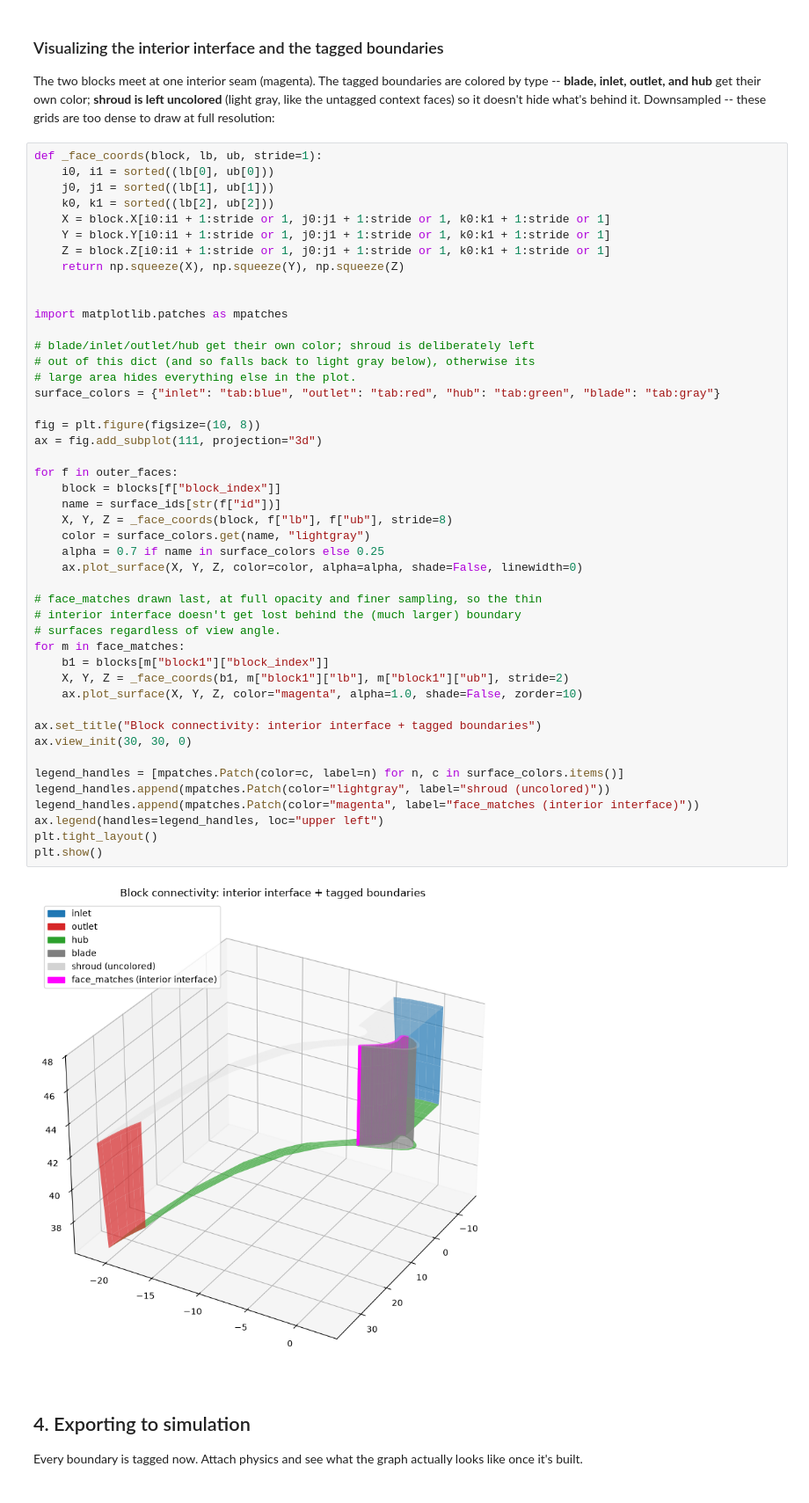
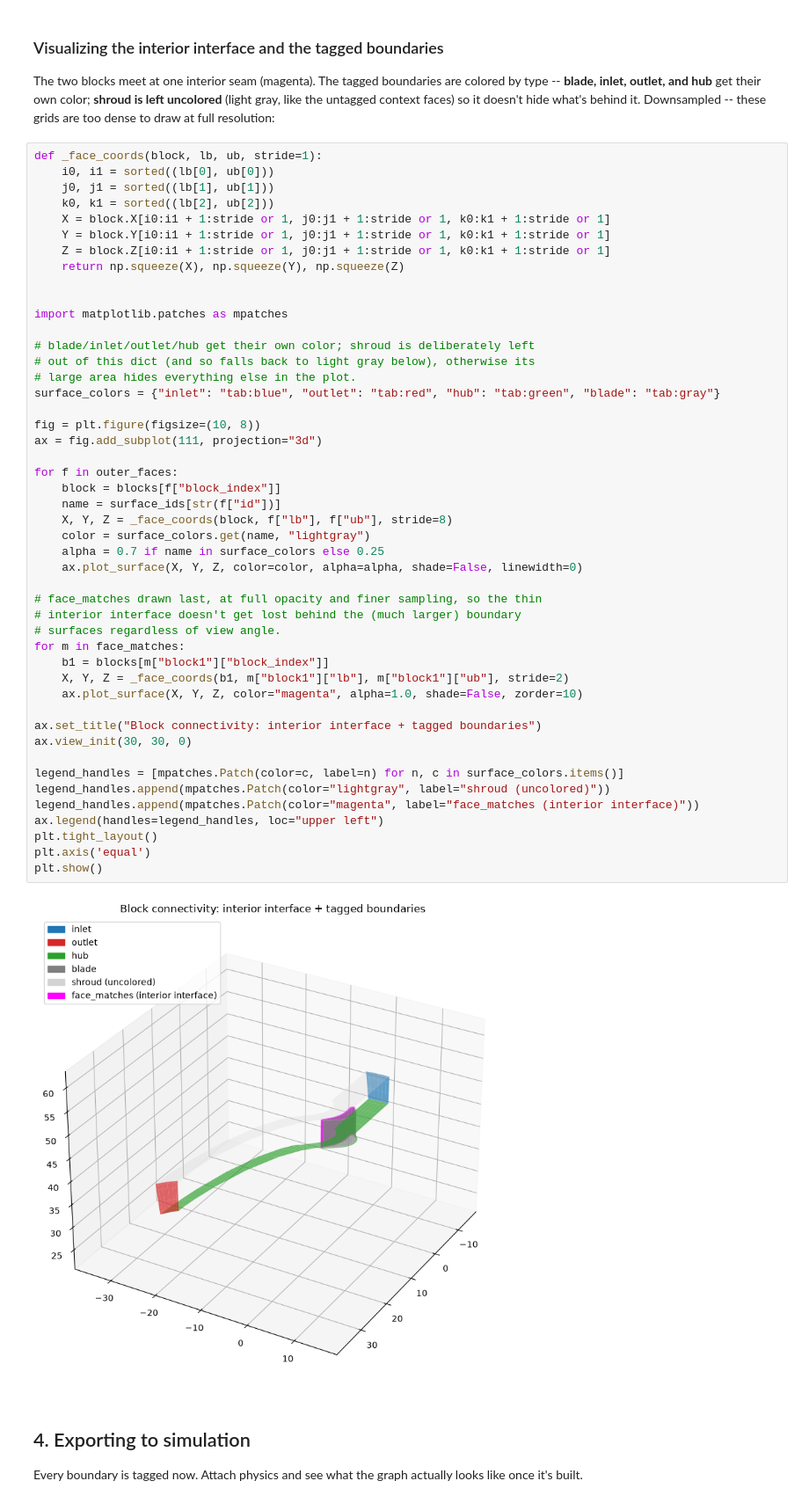
Before and after one commit to nasa/Plot3D_utilities, a Jupyter notebook: colab/Plot3D_Flatten.ipynb, the cells around one changed output. Shown at 88% size. Cells and saved outputs as stored; diff of their text form.

```diff
--- a/colab/Plot3D_Flatten.ipynb
+++ b/colab/Plot3D_Flatten.ipynb
@@ -376,34 +376,35 @@ surface_colors = {"inlet": "tab:blue", "outlet": "tab:red", "hub": "tab:green",
 
 fig = plt.figure(figsize=(10, 8))
 ax = fig.add_subplot(111, projection="3d")
 
 for f in outer_faces:
     block = blocks[f["block_index"]]
     name = surface_ids[str(f["id"])]
     X, Y, Z = _face_coords(block, f["lb"], f["ub"], stride=8)
     color = surface_colors.get(name, "lightgray")
     alpha = 0.7 if name in surface_colors else 0.25
     ax.plot_surface(X, Y, Z, color=color, alpha=alpha, shade=False, linewidth=0)
 
 # face_matches drawn last, at full opacity and finer sampling, so the thin
 # interior interface doesn't get lost behind the (much larger) boundary
 # surfaces regardless of view angle.
 for m in face_matches:
     b1 = blocks[m["block1"]["block_index"]]
     X, Y, Z = _face_coords(b1, m["block1"]["lb"], m["block1"]["ub"], stride=2)
     ax.plot_surface(X, Y, Z, color="magenta", alpha=1.0, shade=False, zorder=10)
 
 ax.set_title("Block connectivity: interior interface + tagged boundaries")
 ax.view_init(30, 30, 0)
 
 legend_handles = [mpatches.Patch(color=c, label=n) for n, c in surface_colors.items()]
 legend_handles.append(mpatches.Patch(color="lightgray", label="shroud (uncolored)"))
 legend_handles.append(mpatches.Patch(color="magenta", label="face_matches (interior interface)"))
 ax.legend(handles=legend_handles, loc="upper left")
 plt.tight_layout()
+plt.axis('equal')
 plt.show()
 # %% [output]
-[figure, old version]
+[figure, new version]
 # %% [markdown]
 ## 4. Exporting to simulation
 
```
Also changed, not shown: parts of 2 cells of this notebook, 12 other files.
